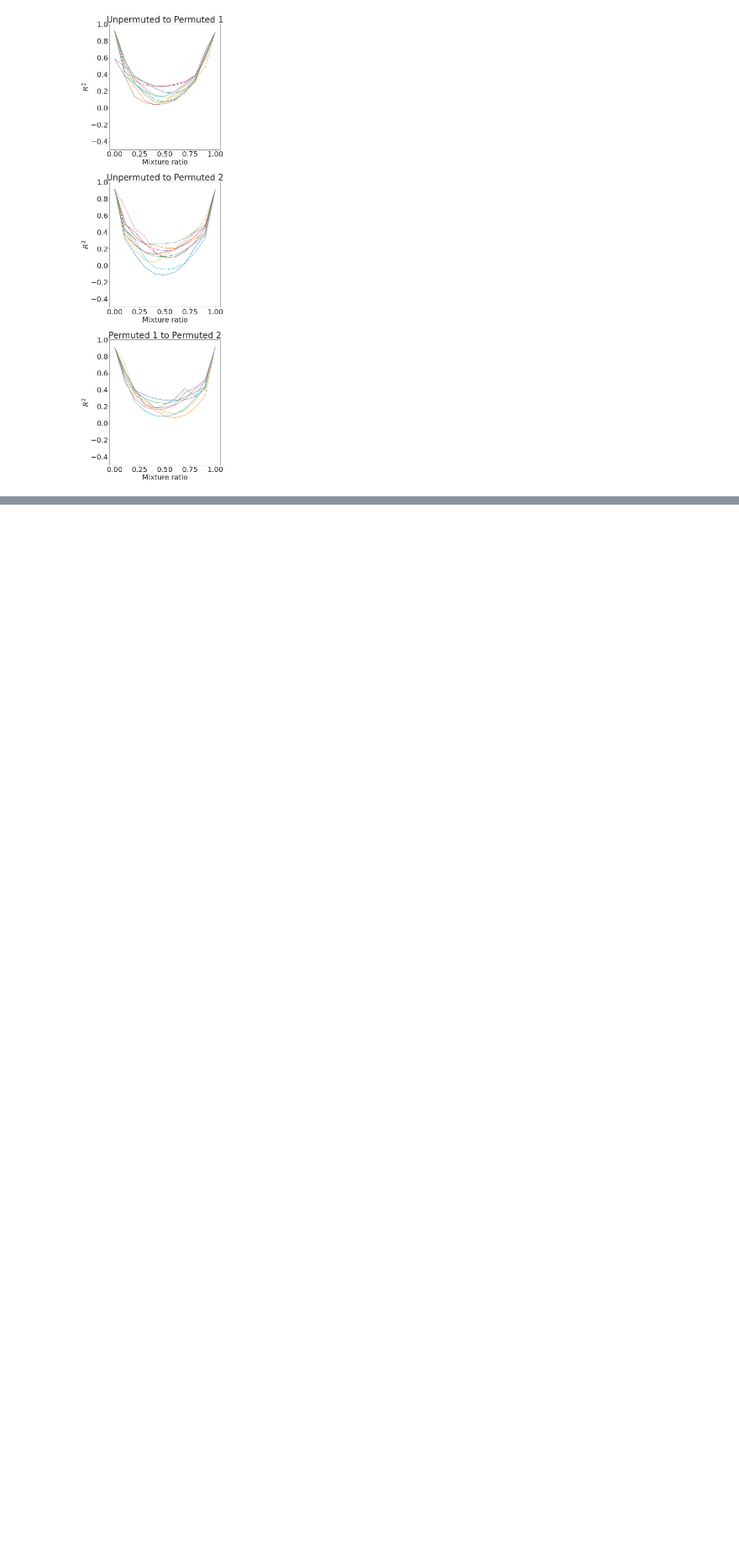
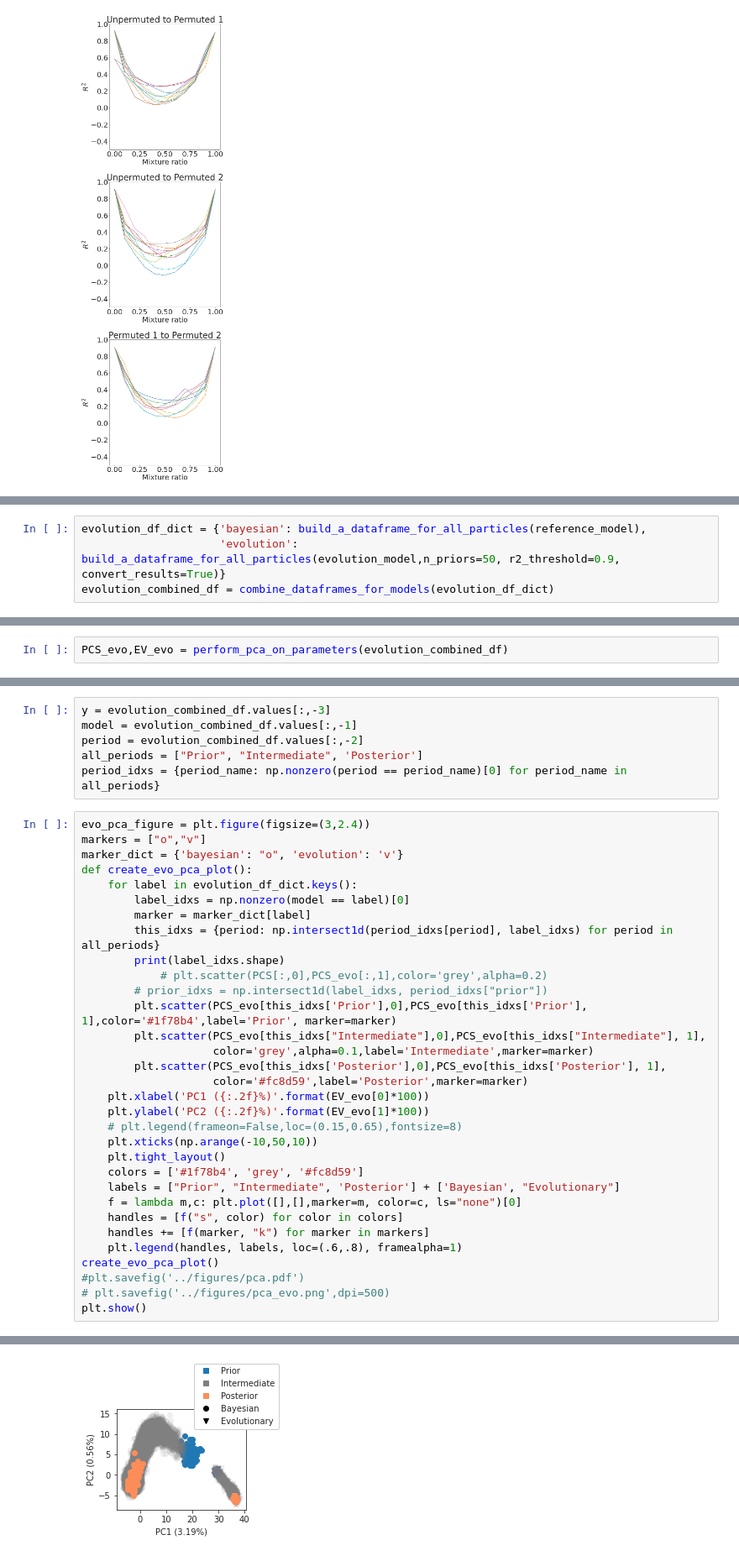
Before and after one commit to vetleser/BayesianGEM, a Jupyter notebook: code/visualization_for_manuscript.ipynb, the cells around one changed output, grey strips where cells are left out. Shown at 84% size. Drawn from its saved outputs; the diff is of its cells as text; blank space fills up the shorter version.

```diff
--- a/code/visualization_for_manuscript.ipynb
+++ b/code/visualization_for_manuscript.ipynb
@@ -675,0 +701,4 @@ plt.show()
+# %%
+evolution_df_dict = {'bayesian': build_a_dataframe_for_all_particles(reference_model),
+                     'evolution': build_a_dataframe_for_all_particles(evolution_model,n_priors=50, r2_threshold=0.9, convert_results=True)}
+evolution_combined_df = combine_dataframes_for_models(evolution_df_dict)
@@ -675,0 +734,2 @@ plt.show()
+# %%
+PCS_evo,EV_evo = perform_pca_on_parameters(evolution_combined_df)
@@ -675,0 +738,39 @@ plt.show()
+# %%
+y = evolution_combined_df.values[:,-3]
+model = evolution_combined_df.values[:,-1]
+period = evolution_combined_df.values[:,-2]
+all_periods = ["Prior", "Intermediate", 'Posterior']
+period_idxs = {period_name: np.nonzero(period == period_name)[0] for period_name in all_periods}
+# %%
+evo_pca_figure = plt.figure(figsize=(3,2.4))
+markers = ["o","v"]
+marker_dict = {'bayesian': "o", 'evolution': 'v'}
+def create_evo_pca_plot():
+    for label in evolution_df_dict.keys():
+        label_idxs = np.nonzero(model == label)[0]
+        marker = marker_dict[label]
+        this_idxs = {period: np.intersect1d(period_idxs[period], label_idxs) for period in all_periods}
+        print(label_idxs.shape)
+            # plt.scatter(PCS[:,0],PCS_evo[:,1],color='grey',alpha=0.2)
+        # prior_idxs = np.intersect1d(label_idxs, period_idxs["prior"])
+        plt.scatter(PCS_evo[this_idxs['Prior'],0],PCS_evo[this_idxs['Prior'], 1],color='#1f78b4',label='Prior', marker=marker)
+        plt.scatter(PCS_evo[this_idxs["Intermediate"],0],PCS_evo[this_idxs["Intermediate"], 1],
+                    color='grey',alpha=0.1,label='Intermediate',marker=marker)
+        plt.scatter(PCS_evo[this_idxs['Posterior'],0],PCS_evo[this_idxs['Posterior'], 1],
+                    color='#fc8d59',label='Posterior',marker=marker)
+    plt.xlabel('PC1 ({:.2f}%)'.format(EV_evo[0]*100))
+    plt.ylabel('PC2 ({:.2f}%)'.format(EV_evo[1]*100))
+    # plt.legend(frameon=False,loc=(0.15,0.65),fontsize=8)
+    plt.xticks(np.arange(-10,50,10))
+    plt.tight_layout()
+    colors = ['#1f78b4', 'grey', '#fc8d59']
+    labels = ["Prior", "Intermediate", 'Posterior'] + ['Bayesian', "Evolutionary"]
+    f = lambda m,c: plt.plot([],[],marker=m, color=c, ls="none")[0]
+    handles = [f("s", color) for color in colors]
+    handles += [f(marker, "k") for marker in markers]
+    plt.legend(handles, labels, loc=(.6,.8), framealpha=1)
+create_evo_pca_plot()
+#plt.savefig('../figures/pca.pdf')
+# plt.savefig('../figures/pca_evo.png',dpi=500)
+plt.show()
+# %% [output]
@@ -675,0 +779 @@ plt.show()
+[figure, added]
```
Also changed, not shown: parts of 36 cells of this notebook, 1 other file.
